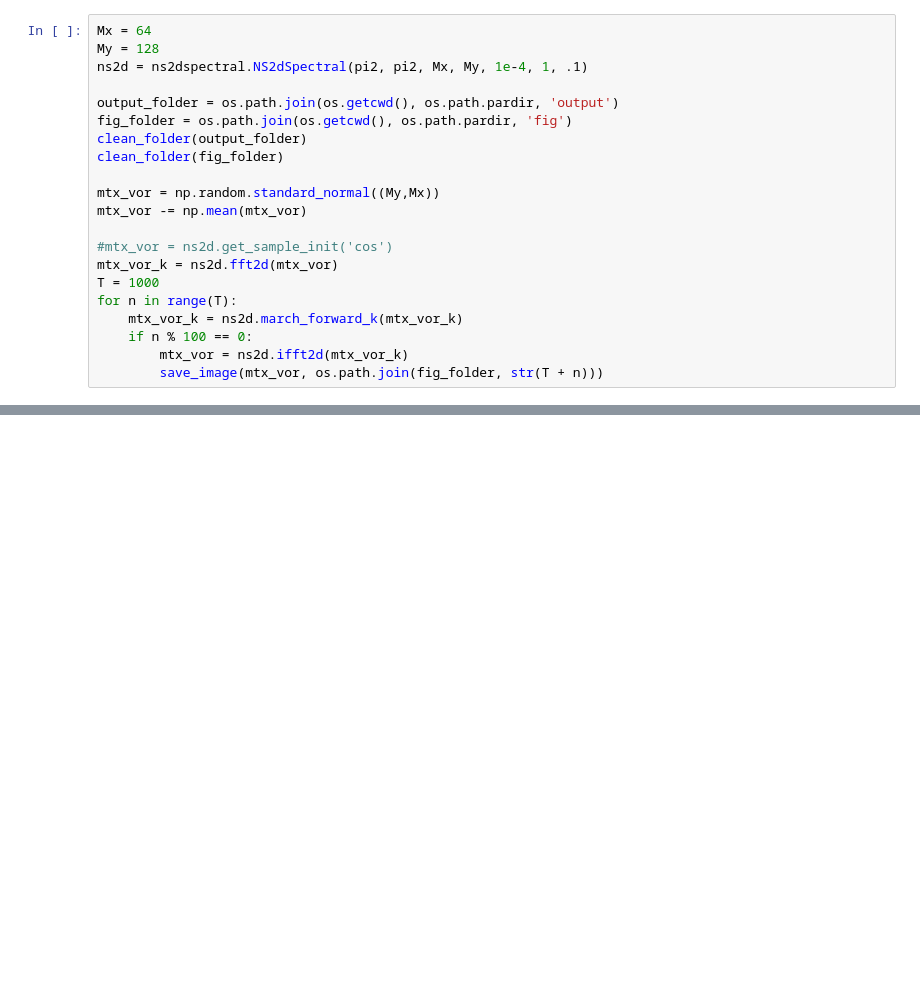
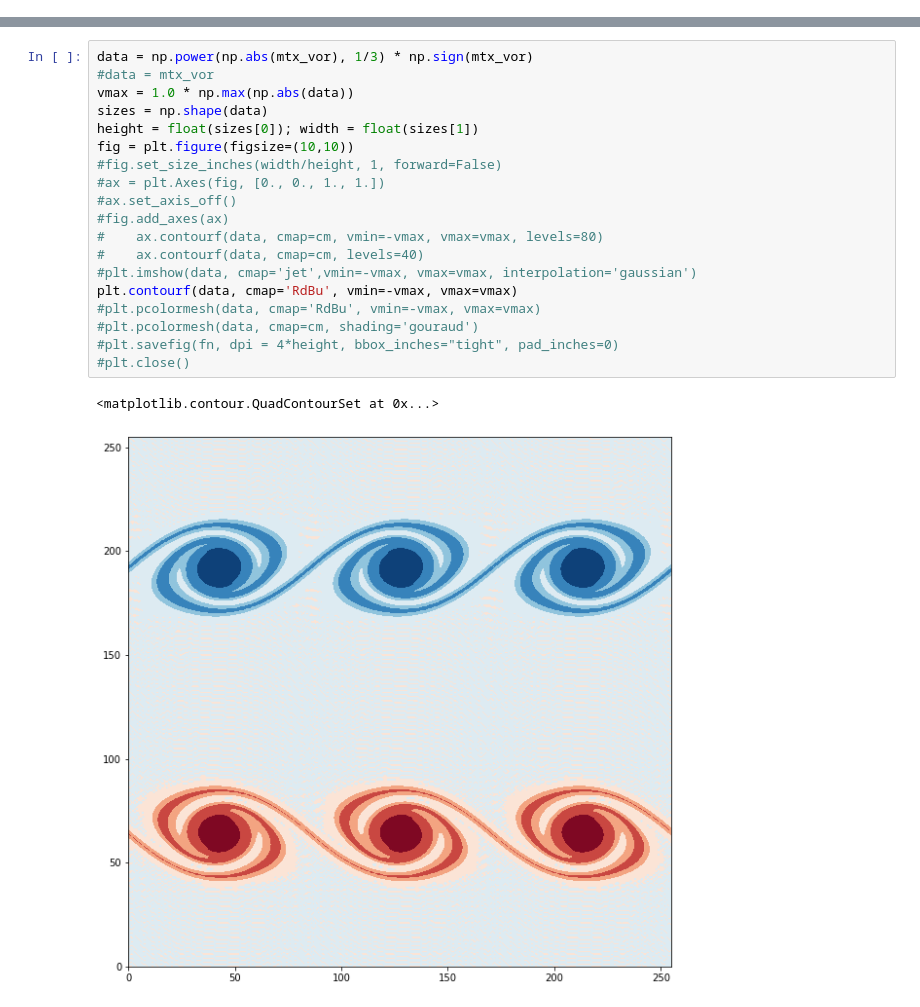
Before and after one commit to xyise/xyise, a Jupyter notebook: notebook/turbulence/run/run_ns2dspectral.ipynb, the cells around one changed output, grey strips where cells are left out. Saved outputs shown, nothing was run; the diff lists cells and outputs as text; blank space fills up the shorter version.

Commit message:
ns2d spectral update

```diff
--- a/notebook/turbulence/run/run_ns2dspectral.ipynb
+++ b/notebook/turbulence/run/run_ns2dspectral.ipynb
@@ -55,21 +51,0 @@ np.max(ns2d.kw_factor[2])
-# %%
-Mx = 64
-My = 128
-ns2d = ns2dspectral.NS2dSpectral(pi2, pi2, Mx, My, 1e-4, 1, .1)
-
-output_folder = os.path.join(os.getcwd(), os.path.pardir, 'output')
-fig_folder = os.path.join(os.getcwd(), os.path.pardir, 'fig')
-clean_folder(output_folder)
-clean_folder(fig_folder)
-
-mtx_vor = np.random.standard_normal((My,Mx))
-mtx_vor -= np.mean(mtx_vor)
-
-#mtx_vor = ns2d.get_sample_init('cos')
-mtx_vor_k = ns2d.fft2d(mtx_vor)
-T = 1000
-for n in range(T):
-    mtx_vor_k = ns2d.march_forward_k(mtx_vor_k)
-    if n % 100 == 0:
-        mtx_vor = ns2d.ifft2d(mtx_vor_k)
-        save_image(mtx_vor, os.path.join(fig_folder, str(T + n)))
@@ -104,0 +101,22 @@ array([[-2.74592903+0.j        ,  1.53924552+0.30316447j,
+# %%
+data = np.power(np.abs(mtx_vor), 1/3) * np.sign(mtx_vor)
+#data = mtx_vor
+vmax = 1.0 * np.max(np.abs(data))
+sizes = np.shape(data)
+height = float(sizes[0]); width = float(sizes[1])
+fig = plt.figure(figsize=(10,10))
+#fig.set_size_inches(width/height, 1, forward=False)
+#ax = plt.Axes(fig, [0., 0., 1., 1.])
+#ax.set_axis_off()
+#fig.add_axes(ax)
+#    ax.contourf(data, cmap=cm, vmin=-vmax, vmax=vmax, levels=80)
+#    ax.contourf(data, cmap=cm, levels=40)
+#plt.imshow(data, cmap='jet',vmin=-vmax, vmax=vmax, interpolation='gaussian')
+plt.contourf(data, cmap='RdBu', vmin=-vmax, vmax=vmax)
+#plt.pcolormesh(data, cmap='RdBu', vmin=-vmax, vmax=vmax)
+#plt.pcolormesh(data, cmap=cm, shading='gouraud')
+#plt.savefig(fn, dpi = 4*height, bbox_inches="tight", pad_inches=0)
+#plt.close()
+# %% [output]
+<matplotlib.contour.QuadContourSet at 0x...>
+[figure, added]
```
Also changed, not shown: parts of 10 cells of this notebook, 2 other files.
